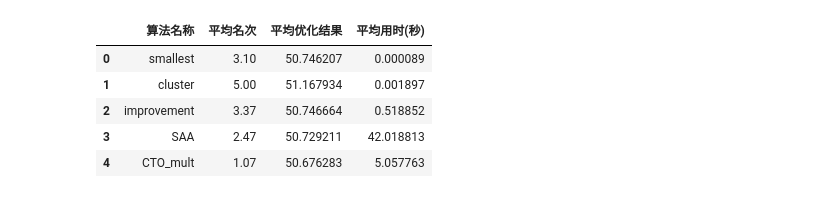
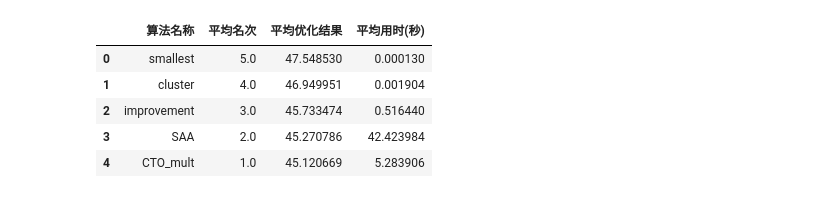
Before and after one commit to Silver439/Pilot, a Jupyter notebook: mult_SAA.ipynb, the cells around one changed output. Cells and saved outputs as stored; diff of their text form; code cells hidden in the pictures.

```diff
--- a/mult_SAA.ipynb
+++ b/mult_SAA.ipynb
@@ -13,7 +13,7 @@ from util.calculate import MultivariateNormalMinimum
 n = 30  # 实验重复次数
 J = 10000  # 抽样次数
 J1 = 1000000 # 计算结果抽样次数
-p, m = 200, 10  # 问题规模参数
+p, m = 50, 16  # 问题规模参数
 
 mu = np.loadtxt('Data_generate/mu.txt')
 Sigma = np.loadtxt('Data_generate/group_cov.txt')
@@ -63,38 +63,38 @@ for seed in tqdm(range(n)):
         G[i] += np.mean(np.min(mu[indices_list[i]] + (B_list[i] @ z_samples.T).T, axis=1))
 
     # 计算本次实验的名次
     ranks = np.argsort(np.argsort(G)) + 1
     rankings += ranks
 
     # 记录结果
     with open('output.csv', 'a') as f:
         f.write(','.join([f"{x:.6f}" for x in G]) + '\n')
 
 # 记录并输出结果
 data = pd.read_csv('output.csv')
 smallest = np.mean(data['smallest'].to_numpy())
 cluster = np.mean(data['cluster'].to_numpy())
 improvement = np.mean(data['improvement'].to_numpy())
 SAA = np.mean(data['SAA'].to_numpy())
 cyclic = np.mean(data['CTO_mult'].to_numpy())
 results = [smallest,cluster,improvement,SAA,cyclic]
 avg_ranks = rankings / n
 
 result_df = pd.DataFrame({
     '算法名称': [m[0] for m in methods],
     '平均名次': avg_ranks.round(2),
     '平均优化结果': results,
     '平均用时(秒)': times / n
 })
 result_df.to_csv('algorithm_result.csv', float_format='%.6f',index=False)
 result_df
 # %% [output]
 |  | 算法名称 | 平均名次 | 平均优化结果 | 平均用时(秒) |
-| 0 | smallest | 3.10 | 50.746207 | 0.000089 |
-| 1 | cluster | 5.00 | 51.167934 | 0.001897 |
-| 2 | improvement | 3.37 | 50.746664 | 0.518852 |
-| 3 | SAA | 2.47 | 50.729211 | 42.018813 |
-| 4 | CTO_mult | 1.07 | 50.676283 | 5.057763 |
+| 0 | smallest | 5.0 | 47.548530 | 0.000130 |
+| 1 | cluster | 4.0 | 46.949951 | 0.001904 |
+| 2 | improvement | 3.0 | 45.733474 | 0.516440 |
+| 3 | SAA | 2.0 | 45.270786 | 42.423984 |
+| 4 | CTO_mult | 1.0 | 45.120669 | 5.283906 |
 # %%
 import numpy as np
 from tqdm import tqdm
```
Also changed, not shown: 15 other files.
